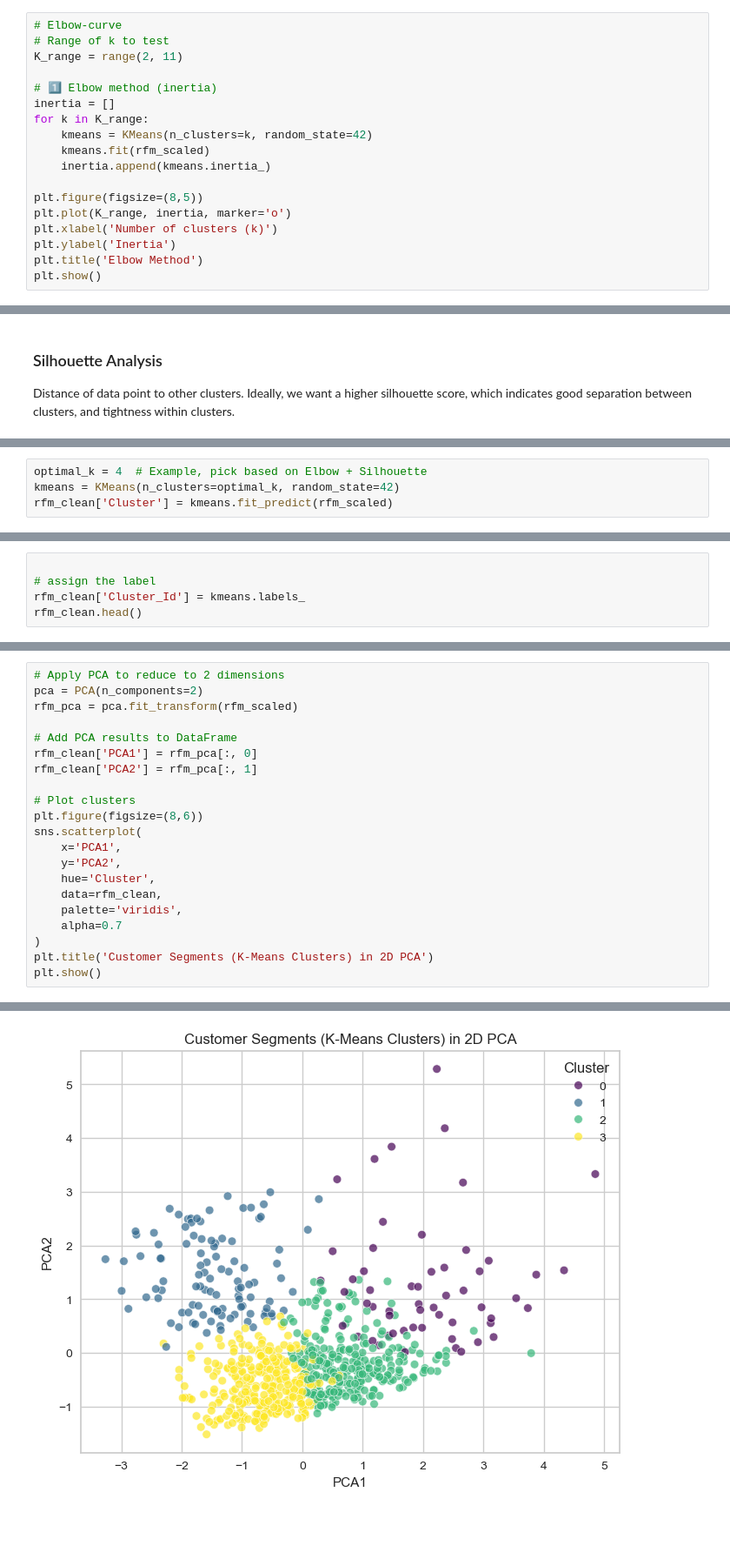
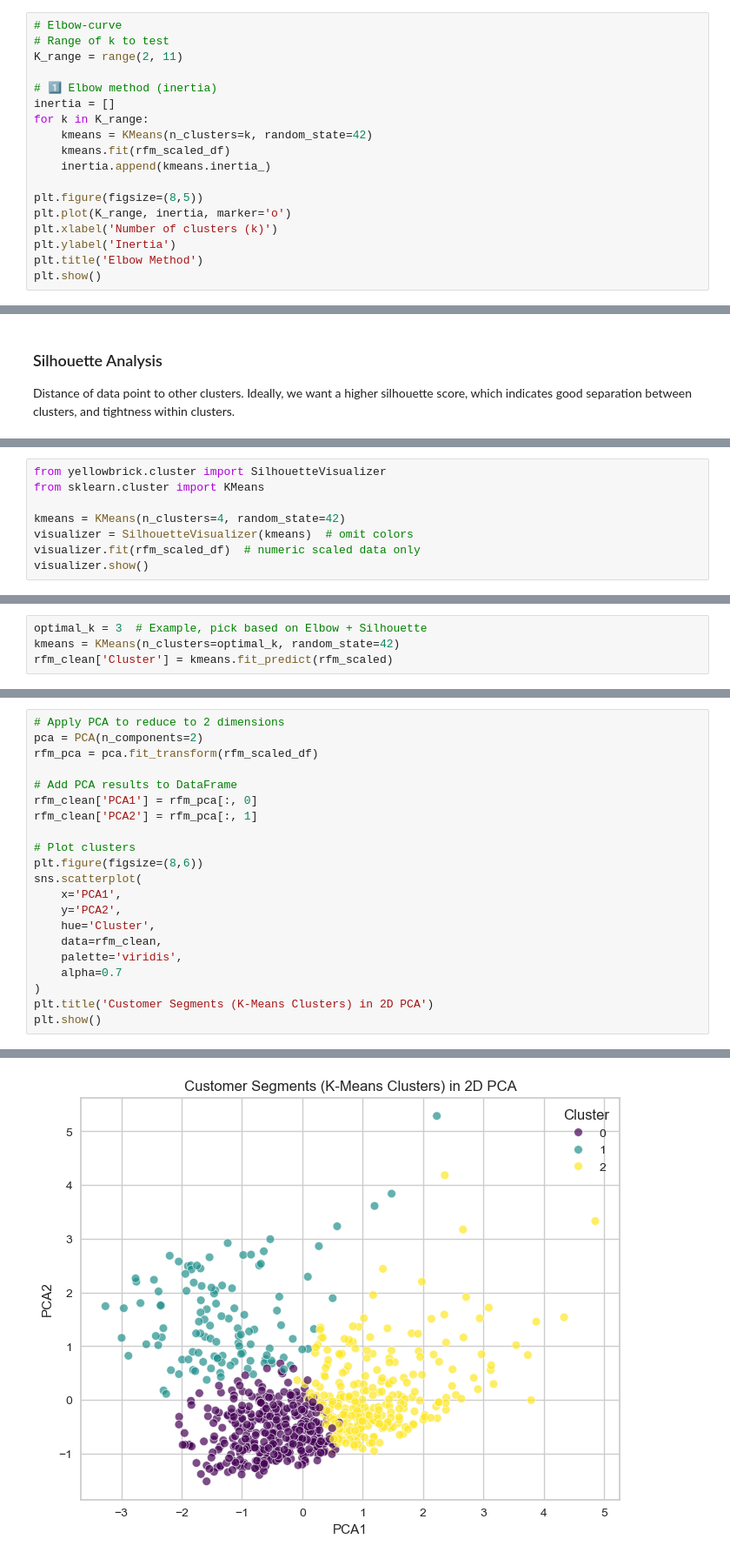
Before and after one commit to bbhatta10/E-Commerce-Sales-Insights-Tableau-Dashboard-, a Jupyter notebook: BI.ipynb, the cells around one changed output, grey strips where cells are left out. Shown at 87% size. Drawn from its saved outputs; the diff is of its cells as text; blank space fills up the shorter version.

```diff
--- a/BI.ipynb
+++ b/BI.ipynb
@@ -1513,7 +1517,7 @@ K_range = range(2, 11)
 inertia = []
 for k in K_range:
     kmeans = KMeans(n_clusters=k, random_state=42)
-    kmeans.fit(rfm_scaled)
+    kmeans.fit(rfm_scaled_df)
     inertia.append(kmeans.inertia_)
 
 plt.figure(figsize=(8,5))
@@ -1547,0 +1561,8 @@ k=10, Silhouette Score=0.249
+# %%
+from yellowbrick.cluster import SilhouetteVisualizer
+from sklearn.cluster import KMeans
+
+kmeans = KMeans(n_clusters=4, random_state=42)
+visualizer = SilhouetteVisualizer(kmeans)  # omit colors
+visualizer.fit(rfm_scaled_df)  # numeric scaled data only
+visualizer.show()
@@ -1551,5 +1575,5 @@ K = 4 (Optimal Value observed)
 # %%
-optimal_k = 4  # Example, pick based on Elbow + Silhouette
+optimal_k = 3  # Example, pick based on Elbow + Silhouette
 kmeans = KMeans(n_clusters=optimal_k, random_state=42)
 rfm_clean['Cluster'] = kmeans.fit_predict(rfm_scaled)
 # %% [output]
@@ -1561,5 +1583,0 @@ See the caveats in the documentation: https://pandas.pydata.org/pandas-docs/stab
-# %%
-
-# assign the label
-rfm_clean['Cluster_Id'] = kmeans.labels_
-rfm_clean.head()
@@ -1596,7 +1596,7 @@ sns.boxplot(x='Cluster_Id', y='Recency', data=rfm_clean)
 # %%
 # Apply PCA to reduce to 2 dimensions
 pca = PCA(n_components=2)
-rfm_pca = pca.fit_transform(rfm_scaled)
+rfm_pca = pca.fit_transform(rfm_scaled_df)
 
 # Add PCA results to DataFrame
 rfm_clean['PCA1'] = rfm_pca[:, 0]
@@ -1628,4 +1629,4 @@ See the caveats in the documentation: https://pandas.pydata.org/pandas-docs/stab
-[figure, old version]
+[figure, new version]
 # %%
 import plotly.graph_objects as go
 from plotly.subplots import make_subplots
```
Also changed, not shown: parts of 21 cells of this notebook, 1 other file.
